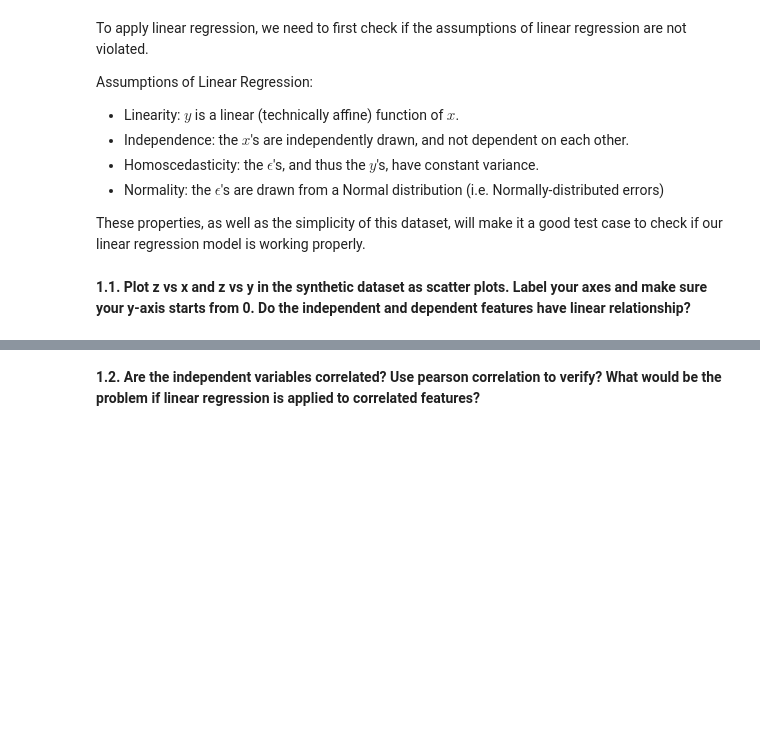
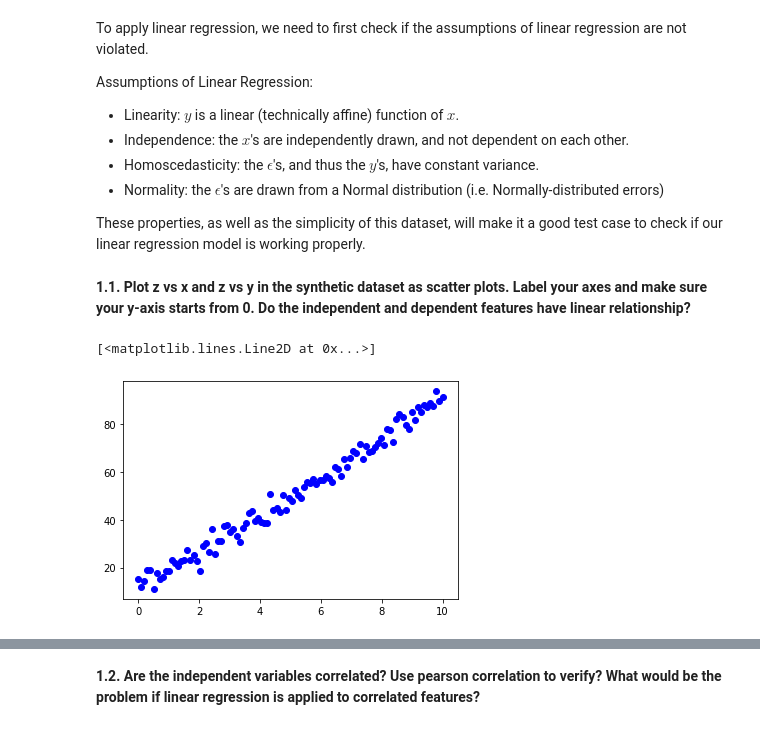
Before and after one commit to ekumar96/AppliedML_Project1-Linear_Logistic_SVM, a Jupyter notebook: HomeWork_1_Spring_22.ipynb, the cells around one changed output, grey strips where cells are left out. Drawn from its saved outputs; the diff is of its cells as text; code cells hidden in the pictures; blank space fills up the shorter version.

```diff
--- a/HomeWork_1_Spring_22.ipynb
+++ b/HomeWork_1_Spring_22.ipynb
@@ -54,5 +54,9 @@ These properties, as well as the simplicity of this dataset, will make it a good
 **1.1. Plot z vs x and z vs y in the synthetic dataset as scatter plots. Label your axes and make sure your y-axis starts from 0. Do the independent and dependent features have linear relationship?**
 # %%
 ### Your code here
+plt.plot(x,z, 'bo')
+# %% [output]
+[<matplotlib.lines.Line2D at 0x...>]
+[figure, added]
 # %%
 ### Your code here
```
Also changed, not shown: parts of 17 cells of this notebook.
